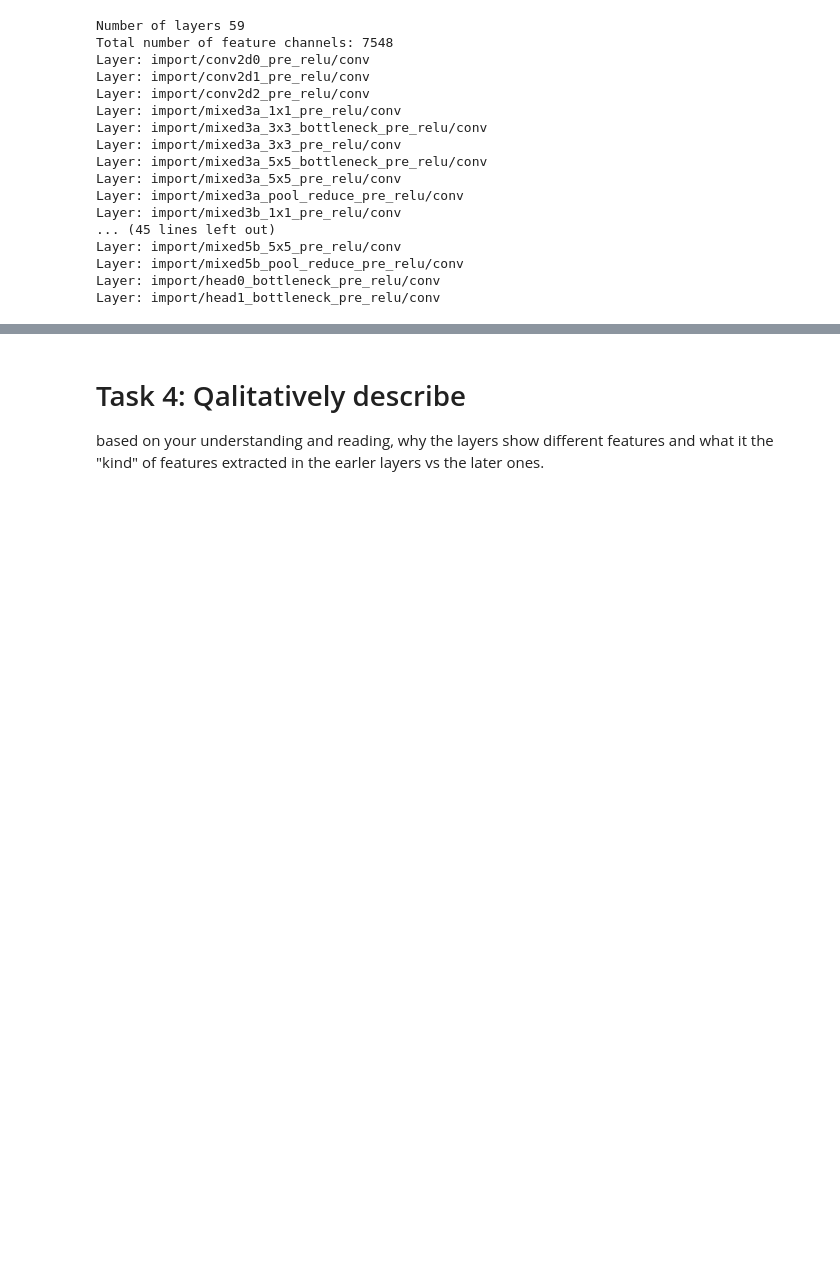
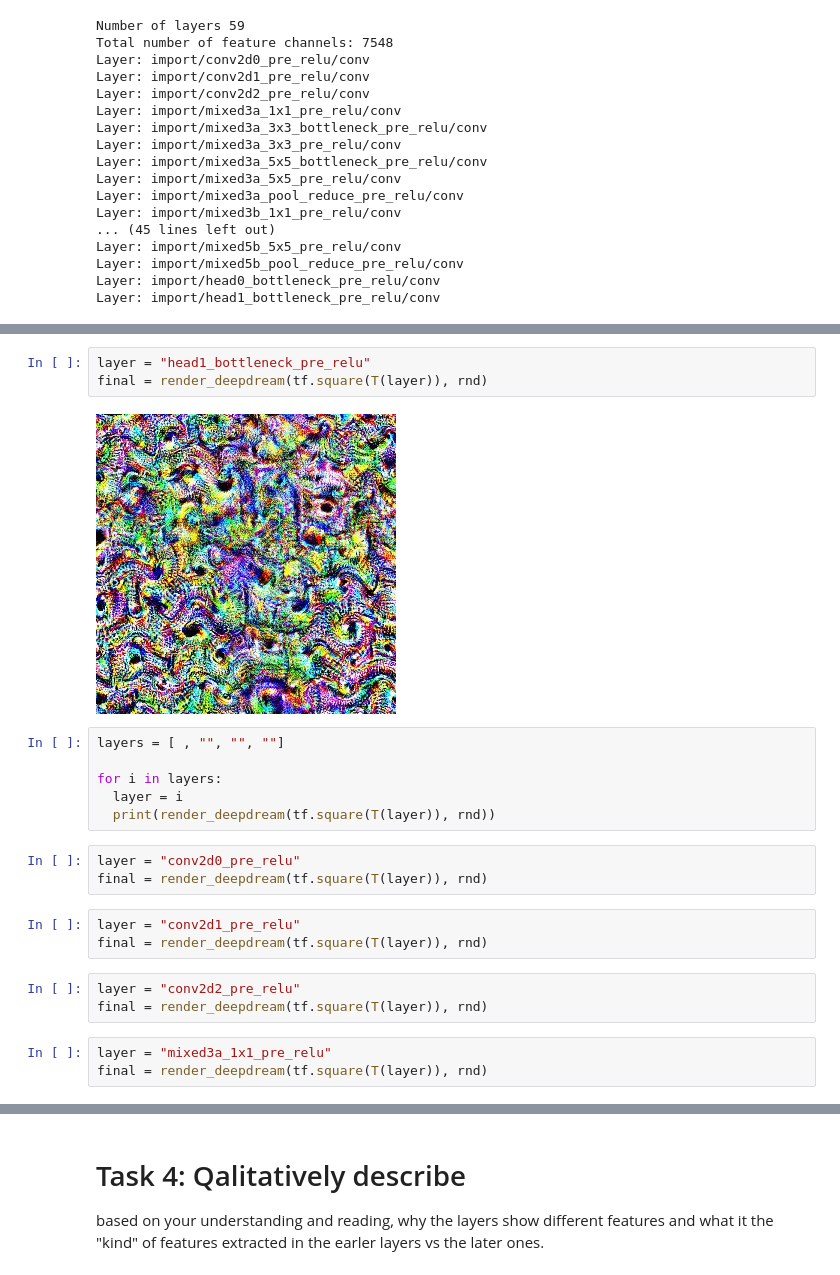
Before and after one commit to ReidelVichot/PUA2022_RVichot, a Jupyter notebook: HW7/PUS2022_deepdream_solution.ipynb, the cells around one changed output, grey strips where cells are left out. Drawn from its saved outputs; the diff is of its cells as text; blank space fills up the shorter version.

```diff
--- a/HW7/PUS2022_deepdream_solution.ipynb
+++ b/HW7/PUS2022_deepdream_solution.ipynb
@@ -217,0 +222,23 @@ final = render_deepdream(tf.square(T(layer)), rnd)
+# %%
+layer = "head1_bottleneck_pre_relu"
+final = render_deepdream(tf.square(T(layer)), rnd)
+# %% [output]
+[figure, added]
+# %%
+layers = [ , "", "", ""]
+
+for i in layers:
+  layer = i
+  print(render_deepdream(tf.square(T(layer)), rnd))
+# %%
+layer = "conv2d0_pre_relu"
+final = render_deepdream(tf.square(T(layer)), rnd)
+# %%
+layer = "conv2d1_pre_relu"
+final = render_deepdream(tf.square(T(layer)), rnd)
+# %%
+layer = "conv2d2_pre_relu"
+final = render_deepdream(tf.square(T(layer)), rnd)
+# %%
+layer = "mixed3a_1x1_pre_relu"
+final = render_deepdream(tf.square(T(layer)), rnd)
```
Also changed, not shown: parts of 8 cells of this notebook.
